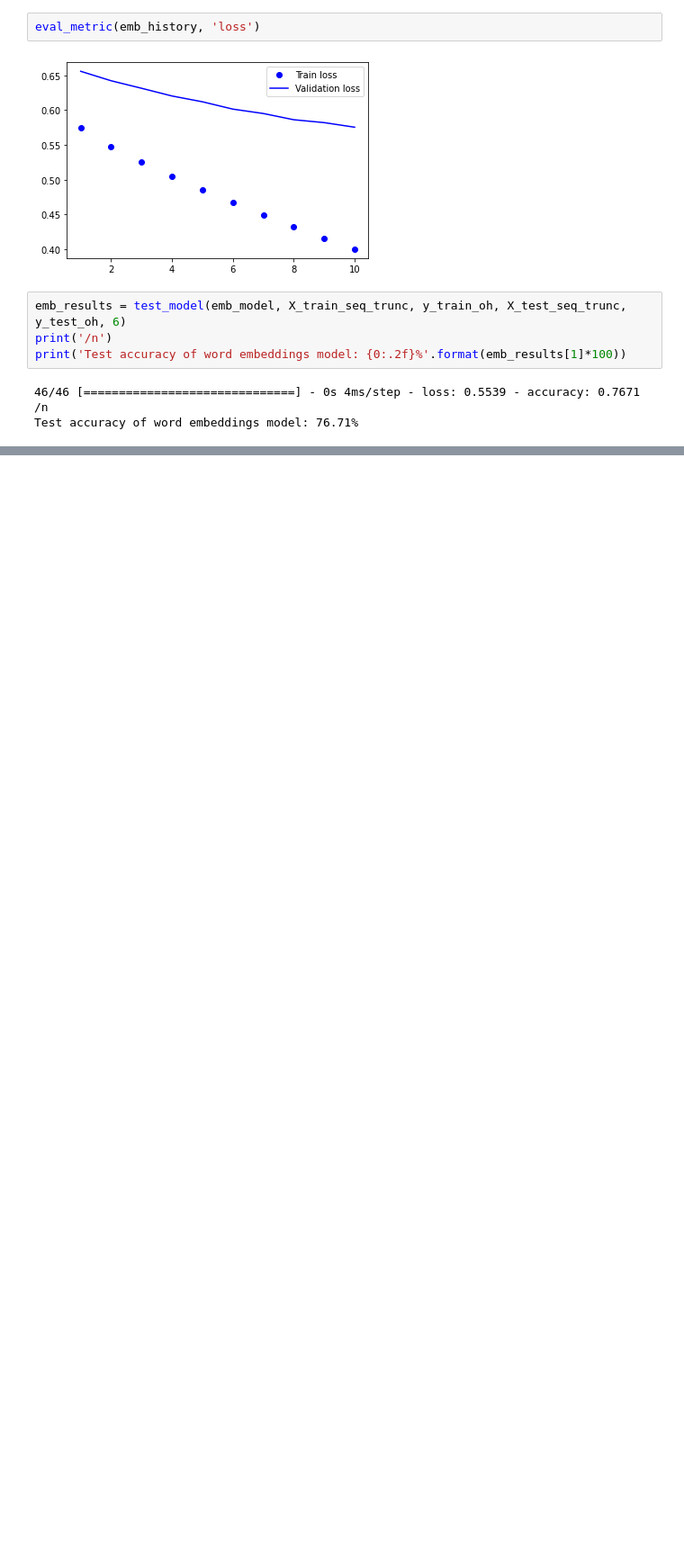
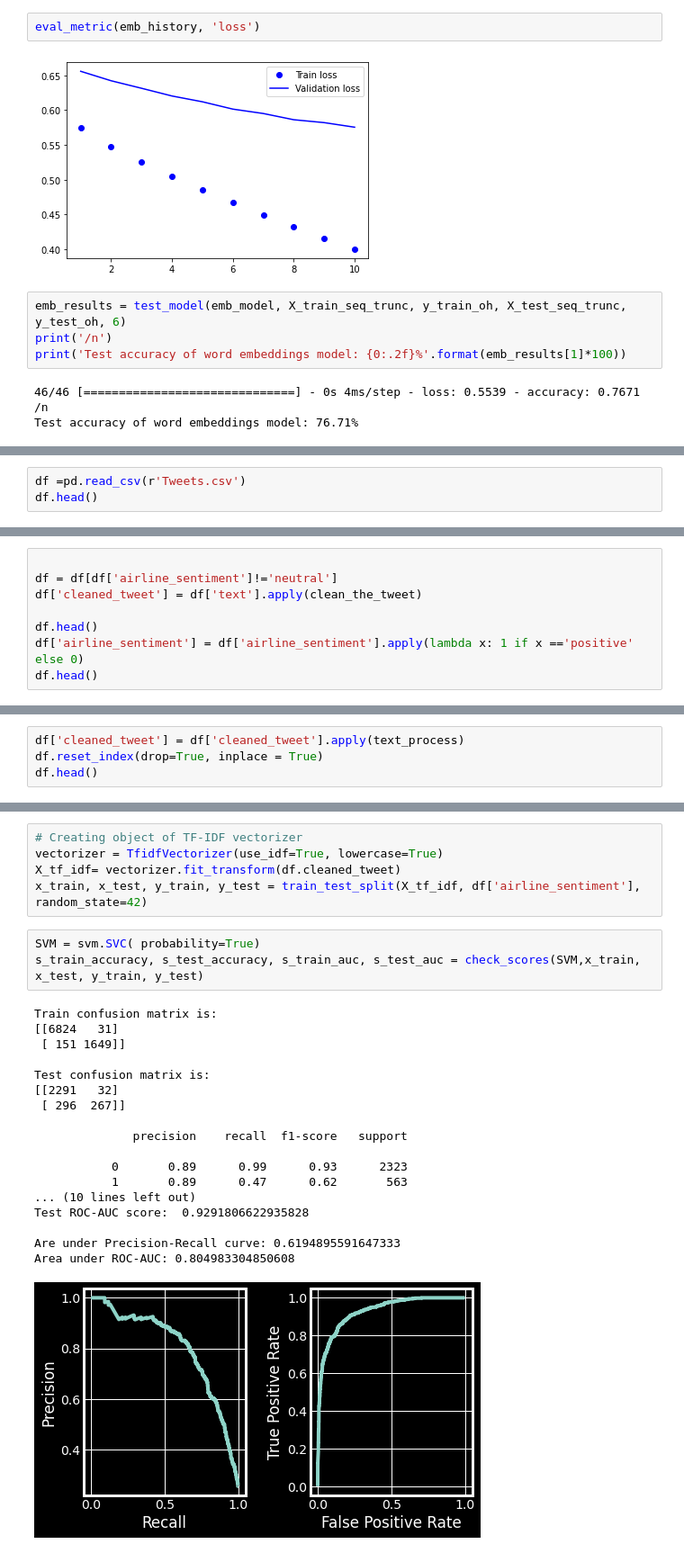
Before and after one commit to CLASHERBROs/datasicence-minor-project, a Jupyter notebook: data_sci_eval.ipynb, the cells around one changed output, grey strips where cells are left out. Shown at 90% size. Cells and saved outputs as stored; diff of their text form; blank space fills up the shorter version.

```diff
--- a/data_sci_eval.ipynb
+++ b/data_sci_eval.ipynb
@@ -690,0 +657,3 @@ Test accuracy of word embeddings model: 76.71%
+# %%
+df =pd.read_csv(r'Tweets.csv')
+df.head()
@@ -690,0 +754,8 @@ Test accuracy of word embeddings model: 76.71%
+# %%
+
+df = df[df['airline_sentiment']!='neutral']
+df['cleaned_tweet'] = df['text'].apply(clean_the_tweet)
+
+df.head()
+df['airline_sentiment'] = df['airline_sentiment'].apply(lambda x: 1 if x =='positive' else 0)
+df.head()
@@ -690,0 +778,4 @@ Test accuracy of word embeddings model: 76.71%
+# %%
+df['cleaned_tweet'] = df['cleaned_tweet'].apply(text_process)
+df.reset_index(drop=True, inplace = True)
+df.head()
@@ -690,0 +794,27 @@ Test accuracy of word embeddings model: 76.71%
+# %%
+# Creating object of TF-IDF vectorizer
+vectorizer = TfidfVectorizer(use_idf=True, lowercase=True)
+X_tf_idf= vectorizer.fit_transform(df.cleaned_tweet)
+x_train, x_test, y_train, y_test = train_test_split(X_tf_idf, df['airline_sentiment'], random_state=42)
+# %%
+SVM = svm.SVC( probability=True)
+s_train_accuracy, s_test_accuracy, s_train_auc, s_test_auc = check_scores(SVM,x_train, x_test, y_train, y_test)
+# %% [output]
+Train confusion matrix is:
+[[6824   31]
+ [ 151 1649]]
+
+Test confusion matrix is:
+[[2291   32]
+ [ 296  267]]
+
+              precision    recall  f1-score   support
+
+           0       0.89      0.99      0.93      2323
+           1       0.89      0.47      0.62       563
+... (10 lines left out)
+Test ROC-AUC score:  0.9291806622935828
+
+Are under Precision-Recall curve: 0.6194895591647333
+Area under ROC-AUC: 0.804983304850608
+[figure, added]
```
Also changed, not shown: parts of 60 cells of this notebook.
